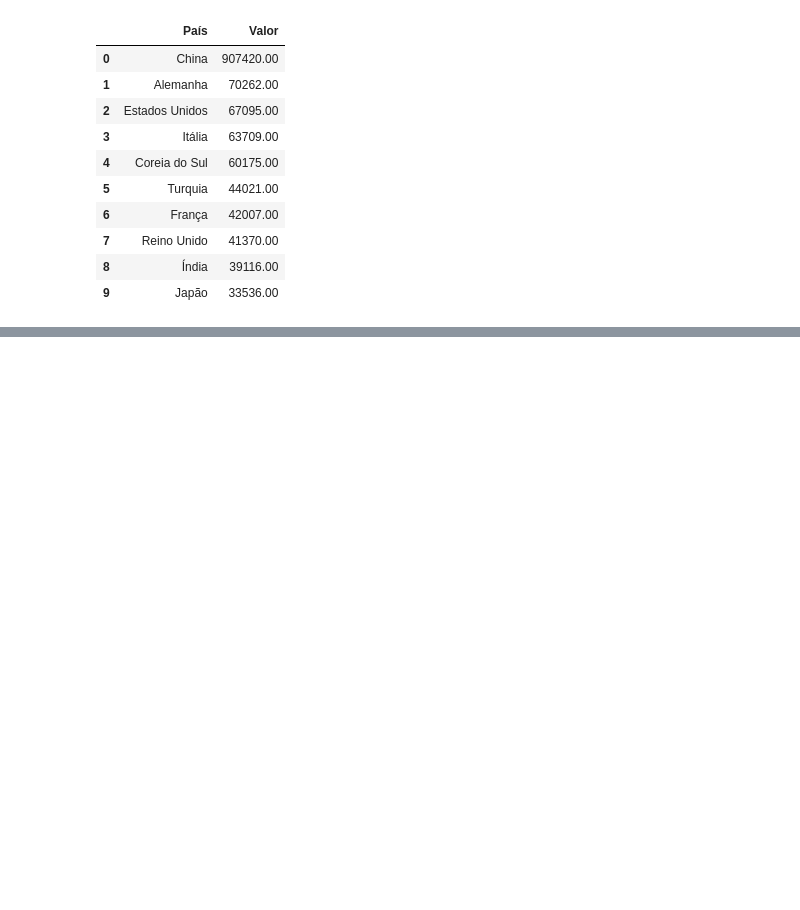
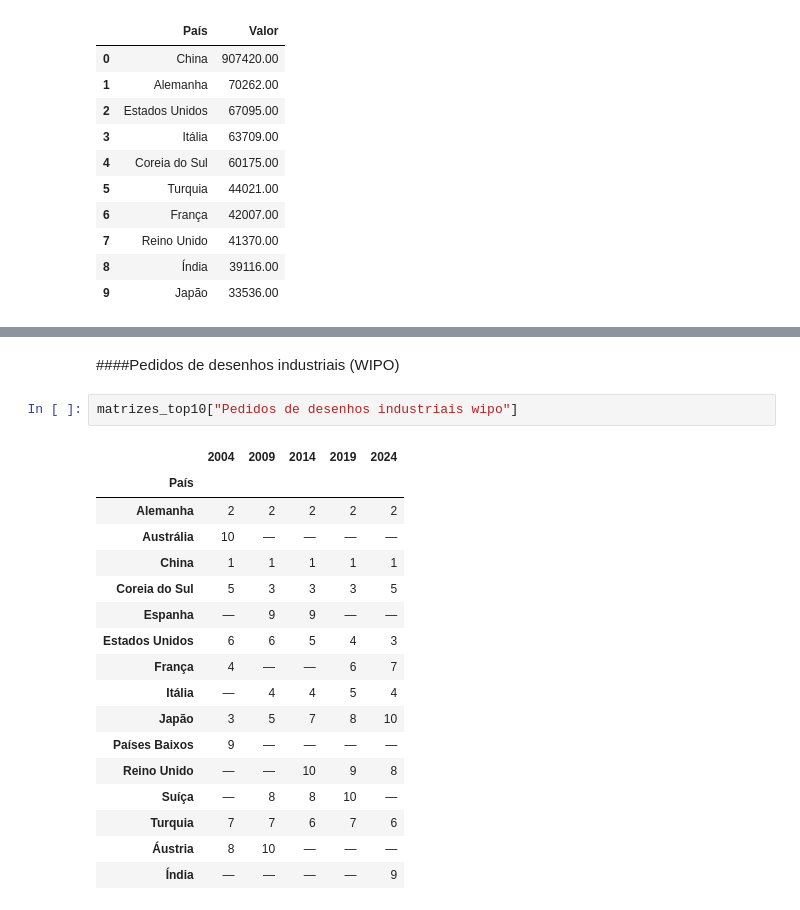
Before and after one commit to Gabriel-Roledo-ds/Analise-dos-top-10-paises-em-Inovacao-Tecnologica, a Jupyter notebook: indicadores_de_inovação_tecnologica.ipynb, the cells around one changed output, grey strips where cells are left out. Drawn from its saved outputs; the diff is of its cells as text; blank space fills up the shorter version.

```diff
--- a/indicadores_de_inovação_tecnologica.ipynb
+++ b/indicadores_de_inovação_tecnologica.ipynb
@@ -1262,0 +1704,22 @@ indicadores da WIPO, e vale verificar sua posição exata (fora do Top 10) na Fa
+# %% [markdown]
+####Pedidos de desenhos industriais (WIPO)
+# %%
+matrizes_top10["Pedidos de desenhos industriais wipo"]
+# %% [output]
+|  | 2004 | 2009 | 2014 | 2019 | 2024 |
+| País |  |  |  |  |  |
+| Alemanha | 2 | 2 | 2 | 2 | 2 |
+| Austrália | 10 | — | — | — | — |
+| China | 1 | 1 | 1 | 1 | 1 |
+| Coreia do Sul | 5 | 3 | 3 | 3 | 5 |
+| Espanha | — | 9 | 9 | — | — |
+| Estados Unidos | 6 | 6 | 5 | 4 | 3 |
+| França | 4 | — | — | 6 | 7 |
+| Itália | — | 4 | 4 | 5 | 4 |
+| Japão | 3 | 5 | 7 | 8 | 10 |
+| Países Baixos | 9 | — | — | — | — |
+| Reino Unido | — | — | 10 | 9 | 8 |
+| Suíça | — | 8 | 8 | 10 | — |
+| Turquia | 7 | 7 | 6 | 7 | 6 |
+| Áustria | 8 | 10 | — | — | — |
+| Índia | — | — | — | — | 9 |
```
Also changed, not shown: parts of 69 cells of this notebook.
